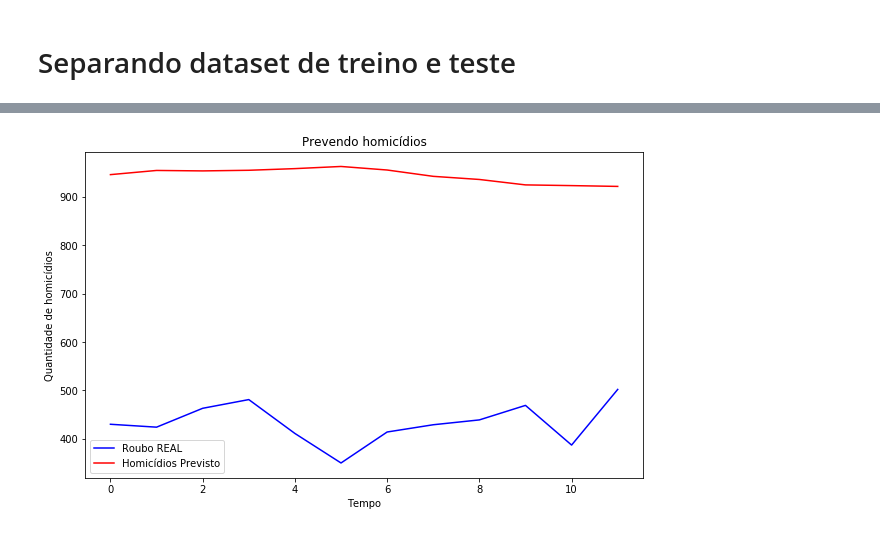
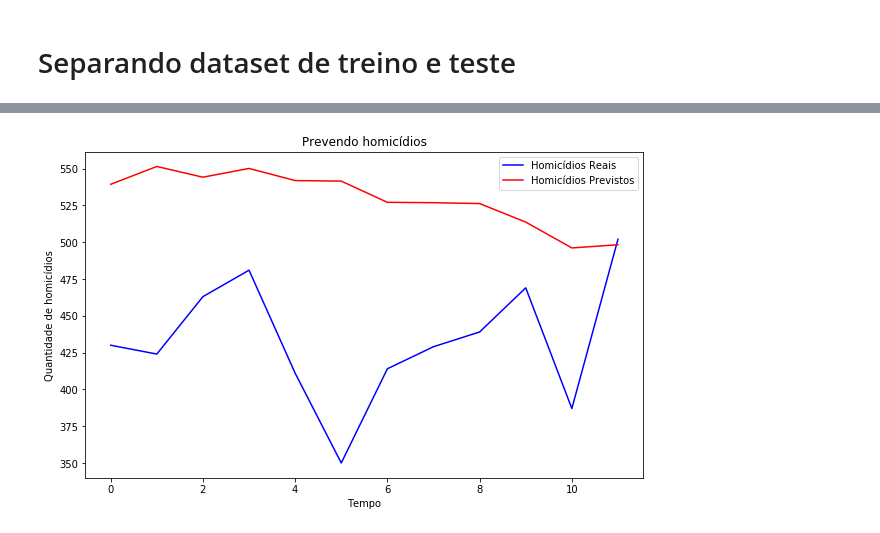
Before and after one commit to deeplearningunb/deeBO, a Jupyter notebook: NN.ipynb, the cells around one changed output, grey strips where cells are left out. Saved outputs shown, nothing was run; the diff lists cells and outputs as text; code cells hidden in the pictures.

```diff
--- a/NN.ipynb
+++ b/NN.ipynb
@@ -73,8 +58,8 @@ training_scaled = scaler.fit_transform(training_processed)
 
 features_set = []
 labels = []
-for i in range(12, len(training_scaled)):
-    features_set.append(training_scaled[i-12:i, 0])
+for i in range(6, len(training_scaled)):
+    features_set.append(training_scaled[i-6:i, 0])
     labels.append(training_scaled[i, 0])
 
 #Convertendo features e labels em numpy arrays
@@ -91,16 +78,16 @@ from keras.layers import Dropout
 # %%
 model = Sequential()
 model.add(LSTM(units=50, return_sequences=True, input_shape=(features_set.shape[1], 1)))
-model.add(Dropout(0.2))
+model.add(Dropout(0.1))
 
 model.add(LSTM(units=50, return_sequences=True))
-model.add(Dropout(0.2))
+model.add(Dropout(0.1))
 
 model.add(LSTM(units=50, return_sequences=True))
-model.add(Dropout(0.2))
+model.add(Dropout(0.1))
 
 model.add(LSTM(units=50))
-model.add(Dropout(0.2))
+model.add(Dropout(0.1))
 
 # como há apenas um output, aqui temos units=1
 model.add(Dense(units = 1))
@@ -138,7 +132,7 @@ test_inputs = scaler.transform(test_inputs)
 
 test_features = []
 for i in range(12, 24):
-    test_features.append(test_inputs[i-12:i, 0])
+    test_features.append(test_inputs[i-6:i, 0])
 
 test_features = np.array(test_features)
 # Convertendo dado para o a dimensionalidade adequada para o LSTM
@@ -149,12 +143,12 @@ predictions = model.predict(test_features)
 predictions = scaler.inverse_transform(predictions)
 # %%
 plt.figure(figsize=(10,6))
-plt.plot(testing_processed, color='blue', label='Roubo REAL')
-plt.plot(predictions , color='red', label='Homicídios Previsto')
+plt.plot(testing_processed, color='blue', label='Homicídios Reais')
+plt.plot(predictions , color='red', label='Homicídios Previstos')
 plt.title('Prevendo homicídios')
 plt.xlabel('Tempo')
 plt.ylabel('Quantidade de homicídios')
 plt.legend()
 plt.show()
 # %% [output]
-[figure, old version]
+[figure, new version]
```
Also changed, not shown: parts of 4 cells of this notebook.
